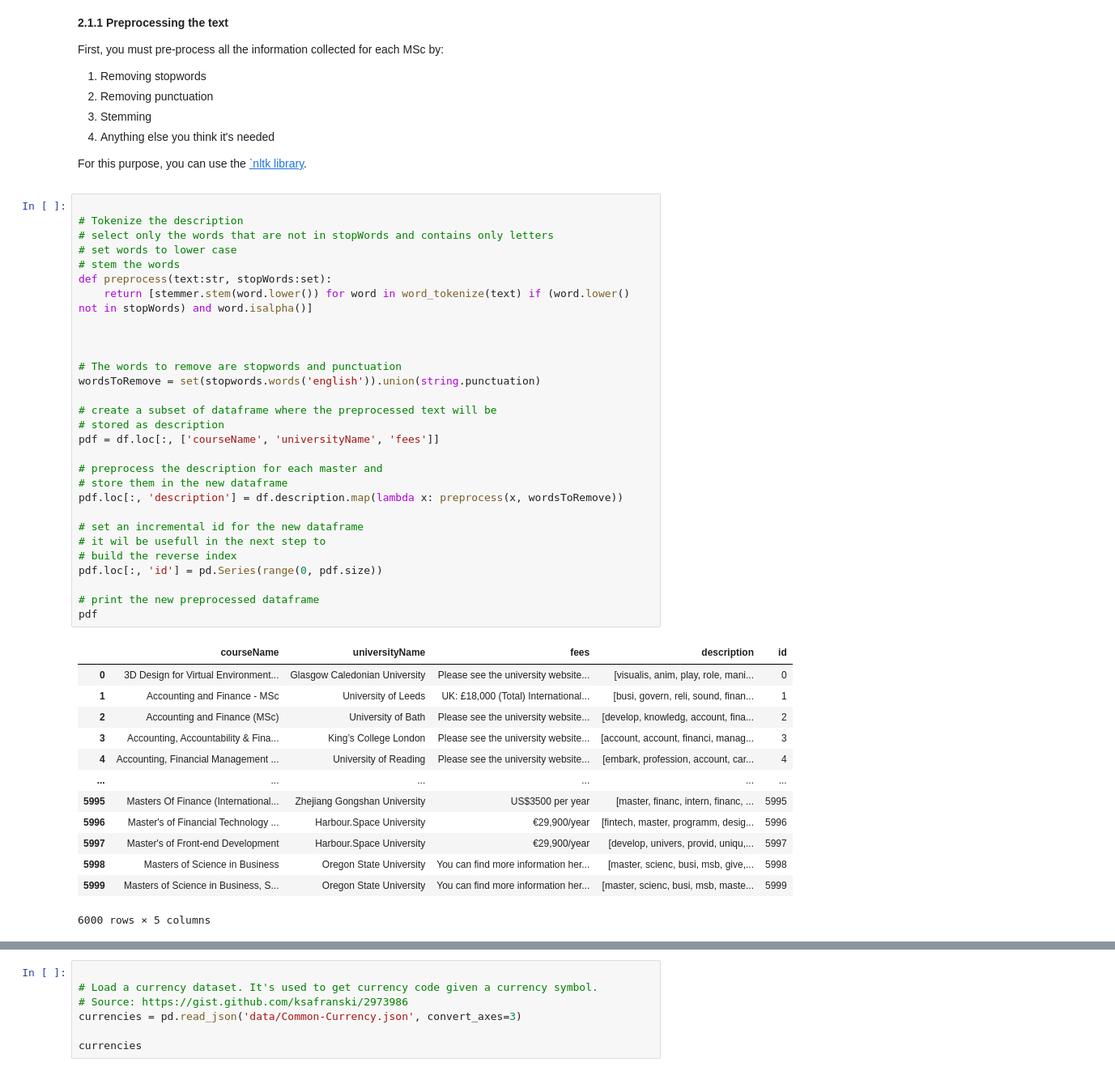
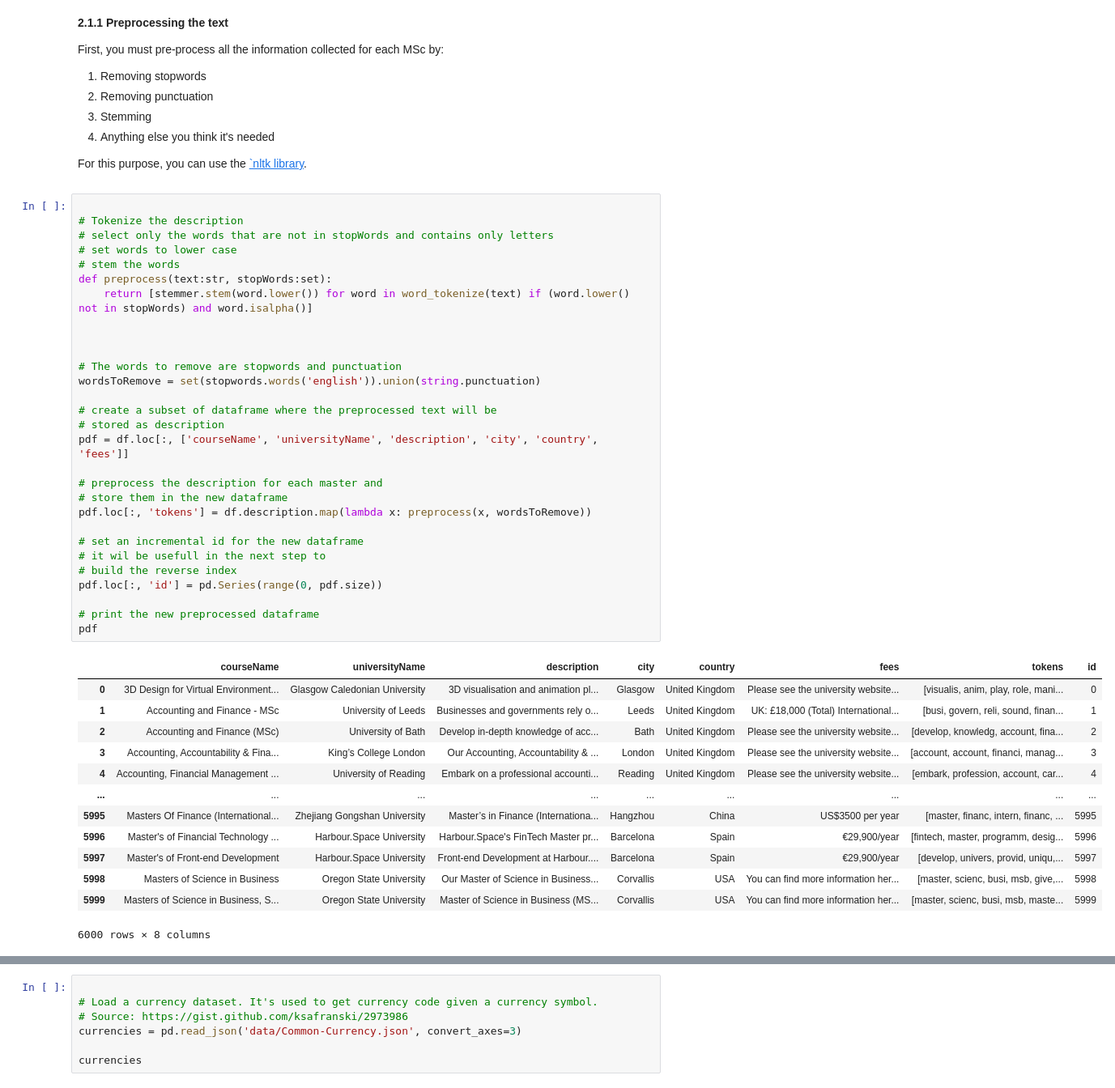
Before and after one commit to michele-42/HW3, a Jupyter notebook: main.ipynb, the cells around one changed output, grey strips where cells are left out. Shown at 81% size. Cells and saved outputs as stored; diff of their text form.

```diff
--- a/main.ipynb
+++ b/main.ipynb
@@ -299,46 +305,46 @@ For this purpose, you can use the [`nltk library](https://www.nltk.org/).
 # %%
 
 # Tokenize the description
 # select only the words that are not in stopWords and contains only letters
 # set words to lower case
 # stem the words
 def preprocess(text:str, stopWords:set):
     return [stemmer.stem(word.lower()) for word in word_tokenize(text) if (word.lower() not in stopWords) and word.isalpha()]
 
 
 
 # The words to remove are stopwords and punctuation
 wordsToRemove = set(stopwords.words('english')).union(string.punctuation)
 
 # create a subset of dataframe where the preprocessed text will be
 # stored as description
-pdf = df.loc[:, ['courseName', 'universityName', 'fees']]
+pdf = df.loc[:, ['courseName', 'universityName', 'description', 'city', 'country', 'fees']]
 
 # preprocess the description for each master and
 # store them in the new dataframe
-pdf.loc[:, 'description'] = df.description.map(lambda x: preprocess(x, wordsToRemove))
+pdf.loc[:, 'tokens'] = df.description.map(lambda x: preprocess(x, wordsToRemove))
 
 # set an incremental id for the new dataframe
 # it wil be usefull in the next step to
 # build the reverse index
 pdf.loc[:, 'id'] = pd.Series(range(0, pdf.size))
 
 # print the new preprocessed dataframe
 pdf
 # %% [output]
-|  | courseName | universityName | fees | description | id |
-| 0 | 3D Design for Virtual Environment... | Glasgow Caledonian University | Please see the university website... | [visualis, anim, play, role, mani... | 0 |
-| 1 | Accounting and Finance - MSc | University of Leeds | UK: £18,000 (Total) International... | [busi, govern, reli, sound, finan... | 1 |
-| 2 | Accounting and Finance (MSc) | University of Bath | Please see the university website... | [develop, knowledg, account, fina... | 2 |
-| 3 | Accounting, Accountability & Fina... | King’s College London | Please see the university website... | [account, account, financi, manag... | 3 |
-| 4 | Accounting, Financial Management ... | University of Reading | Please see the university website... | [embark, profession, account, car... | 4 |
-| ... | ... | ... | ... | ... | ... |
-| 5995 | Masters Of Finance (International... | Zhejiang Gongshan University | US$3500 per year | [master, financ, intern, financ, ... | 5995 |
-| 5996 | Master's of Financial Technology ... | Harbour.Space University | €29,900/year | [fintech, master, programm, desig... | 5996 |
-| 5997 | Master's of Front-end Development | Harbour.Space University | €29,900/year | [develop, univers, provid, uniqu,... | 5997 |
-| 5998 | Masters of Science in Business | Oregon State University | You can find more information her... | [master, scienc, busi, msb, give,... | 5998 |
-| 5999 | Masters of Science in Business, S... | Oregon State University | You can find more information her... | [master, scienc, busi, msb, maste... | 5999 |
+|  | courseName | universityName | description | city | country | fees | tokens | id |
+| 0 | 3D Design for Virtual Environment... | Glasgow Caledonian University | 3D visualisation and animation pl... | Glasgow | United Kingdom | Please see the university website... | [visualis, anim, play, role, mani... | 0 |
+| 1 | Accounting and Finance - MSc | University of Leeds | Businesses and governments rely o... | Leeds | United Kingdom | UK: £18,000 (Total) International... | [busi, govern, reli, sound, finan... | 1 |
+| 2 | Accounting and Finance (MSc) | University of Bath | Develop in-depth knowledge of acc... | Bath | United Kingdom | Please see the university website... | [develop, knowledg, account, fina... | 2 |
+| 3 | Accounting, Accountability & Fina... | King’s College London | Our Accounting, Accountability & ... | London | United Kingdom | Please see the university website... | [account, account, financi, manag... | 3 |
+| 4 | Accounting, Financial Management ... | University of Reading | Embark on a professional accounti... | Reading | United Kingdom | Please see the university website... | [embark, profession, account, car... | 4 |
+| ... | ... | ... | ... | ... | ... | ... | ... | ... |
+| 5995 | Masters Of Finance (International... | Zhejiang Gongshan University | Master’s in Finance (Internationa... | Hangzhou | China | US$3500 per year | [master, financ, intern, financ, ... | 5995 |
+| 5996 | Master's of Financial Technology ... | Harbour.Space University | Harbour.Space's FinTech Master pr... | Barcelona | Spain | €29,900/year | [fintech, master, programm, desig... | 5996 |
+| 5997 | Master's of Front-end Development | Harbour.Space University | Front-end Development at Harbour.... | Barcelona | Spain | €29,900/year | [develop, univers, provid, uniqu,... | 5997 |
+| 5998 | Masters of Science in Business | Oregon State University | Our Master of Science in Business... | Corvallis | USA | You can find more information her... | [master, scienc, busi, msb, give,... | 5998 |
+| 5999 | Masters of Science in Business, S... | Oregon State University | Master of Science in Business (MS... | Corvallis | USA | You can find more information her... | [master, scienc, busi, msb, maste... | 5999 |
-6000 rows × 5 columns
+6000 rows × 8 columns
 # %% [markdown]
 <b> 2.1.2 Preprocessing the fees column </b>
 
```
Also changed, not shown: parts of 13 cells of this notebook, 2 other files.
